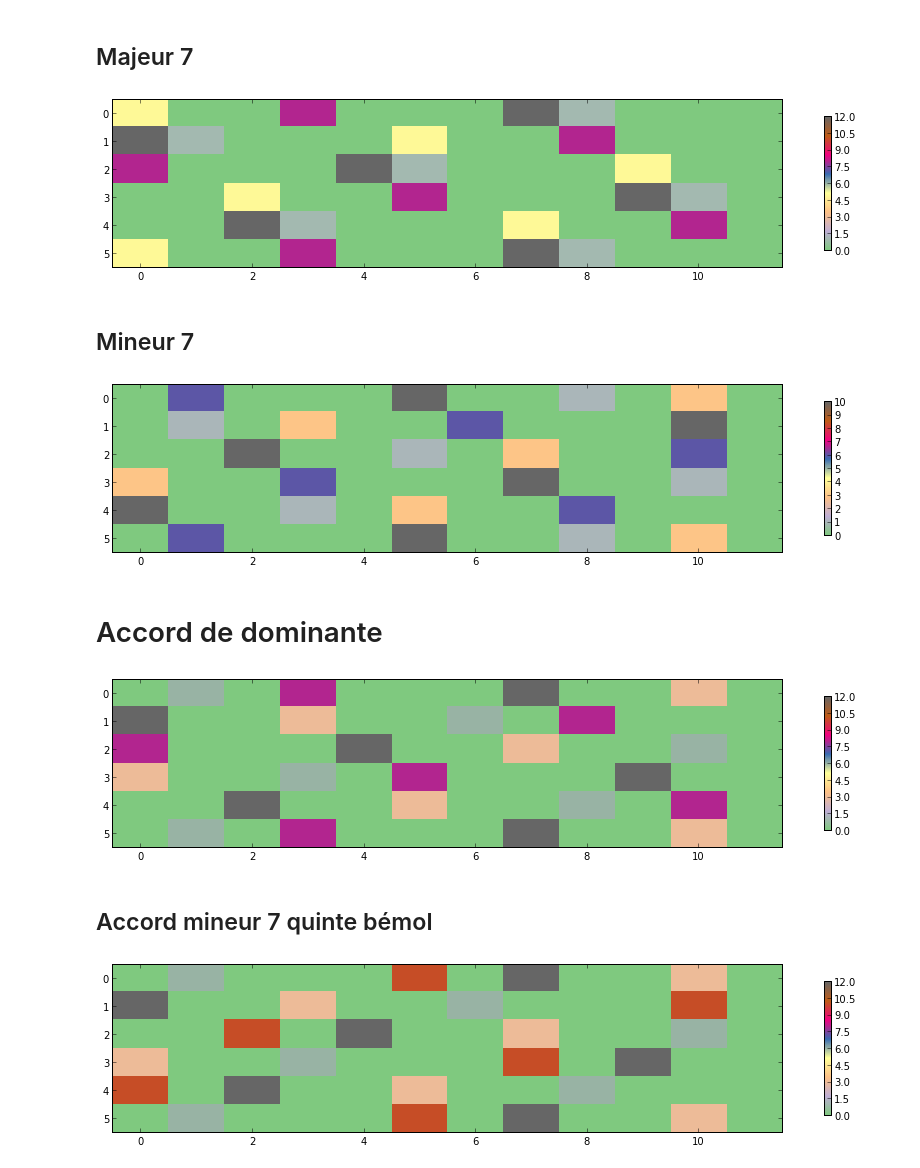
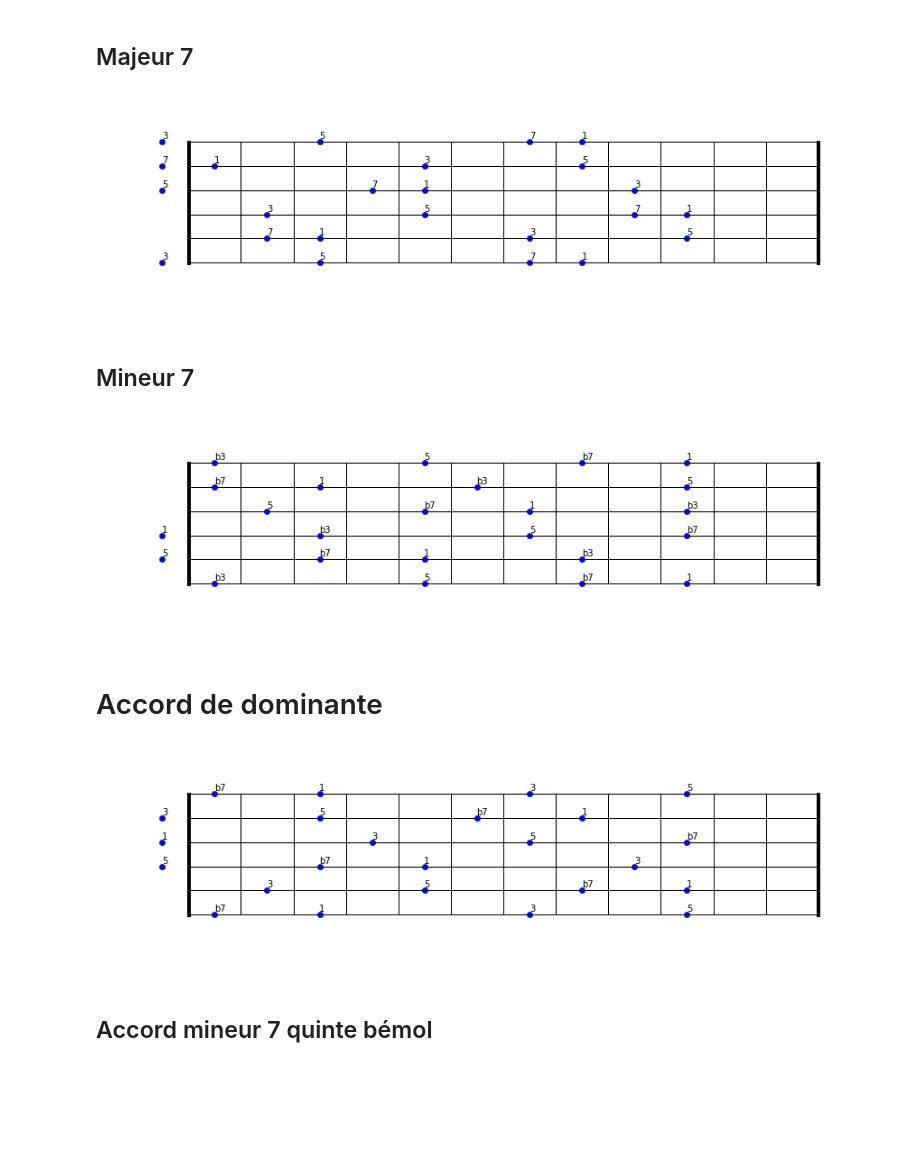
Before and after one commit to flothesof/posts, a Jupyter notebook: accords de guitare.ipynb, the cells around one changed output. Drawn from its saved outputs; the diff is of its cells as text; code cells hidden in the pictures; blank space fills up the shorter version.

Commit message:
Update guitar chords with proper graphics

```diff
--- a/accords de guitare.ipynb
+++ b/accords de guitare.ipynb
@@ -75,0 +109,35 @@ cbar = colorbar(shrink=0.4)
+# %%
+class guitar_plotter(object):
+    def __init__(self, scale=0.3, delta=0.1):
+        self.scale = scale
+        self.delta = delta
+
+    def plot_neck(self):
+        for i in range(6):
+            plot([0, 1], array([i, i]) / 5. * self.scale, 'black')
+
+        for i in range(13):
+
+            line = plot(array([1, 1]) * i/12., [self.scale, 0], 'black')
+            if i == 0 or i == 12:
+                setp(line, linewidth=4.0)
+
+        xlim(-self.delta, 1 + self.delta)
+        ylim(-self.delta, self.scale + self.delta)
+
+    def plot_notes(self, notes, labels=[]):
+        guitar_neck = guitar_with_notes(notes)
+        for i in range(6):
+            for j in range(12):
+                if guitar_neck[i, j] == True:
+                    plot([(j - 0.5) / 12.], [(5 - i) / 5. * self.scale], 'bo')
+                    if labels != []:
+                        text = dict(zip(notes, labels))[int2note(guitar[i, j])]
+                    else:
+                        text = int2note(guitar[i, j])
+                    annotate(text, ((j - 0.5) / 12., (5 - i + 0.15) / 5. * self.scale))
+
+    def plot_neck_and_notes(self, notes, labels=[]):
+        self.plot_neck()
+        self.plot_notes(notes, labels)
+        gca().set_axis_off()
@@ -78,32 +152,26 @@ cbar = colorbar(shrink=0.4)
 # %% [markdown]
 ## Majeur 7
 # %%
-figure(figsize=(15, 6))
-imshow(guitar_with_notes(['C', 'E', 'G', 'B']) * (guitar + 1), interpolation = 'nearest', aspect=.5, cmap=cm.Accent)
-cbar = colorbar(shrink=0.4)
+figure(figsize=(15, 4))
+gp = guitar_plotter()
+gp.plot_neck_and_notes(['C', 'E', 'G', 'B'], ['1', '3', '5', '7'])
 # %% [output]
-[figure, old version]
+[figure, new version]
 # %% [markdown]
 ## Mineur 7
 # %%
-figure(figsize=(15, 6))
-imshow(guitar_with_notes(['D', 'F', 'A', 'C']) * (guitar + 1), interpolation = 'nearest', aspect=.5, cmap=cm.Accent)
-cbar = colorbar(shrink=0.4)
+figure(figsize=(15, 4))
+gp = guitar_plotter()
+gp.plot_neck_and_notes(['D', 'F', 'A', 'C'], ['1', 'b3', '5', 'b7'])
 # %% [output]
-[figure, old version]
+[figure, new version]
 # %% [markdown]
 # Accord de dominante
 # %%
-figure(figsize=(15, 6))
-imshow(guitar_with_notes(['G', 'B', 'D', 'F']) * (guitar + 1), interpolation = 'nearest', aspect=.5, cmap=cm.Accent)
-cbar = colorbar(shrink=0.4)
+figure(figsize=(15, 4))
+gp = guitar_plotter()
+gp.plot_neck_and_notes(['G', 'B', 'D', 'F'], ['1', '3', '5', 'b7'])
 # %% [output]
-[figure, old version]
+[figure, new version]
 # %% [markdown]
 ## Accord mineur 7 quinte bémol
-# %%
-figure(figsize=(15, 6))
-imshow(guitar_with_notes(['B', 'D', 'F', 'A']) * (guitar + 1), interpolation = 'nearest', aspect=.5, cmap=cm.Accent)
-cbar = colorbar(shrink=0.4)
-# %% [output]
-[figure, removed]
```
Also changed, not shown: parts of 7 cells of this notebook.
